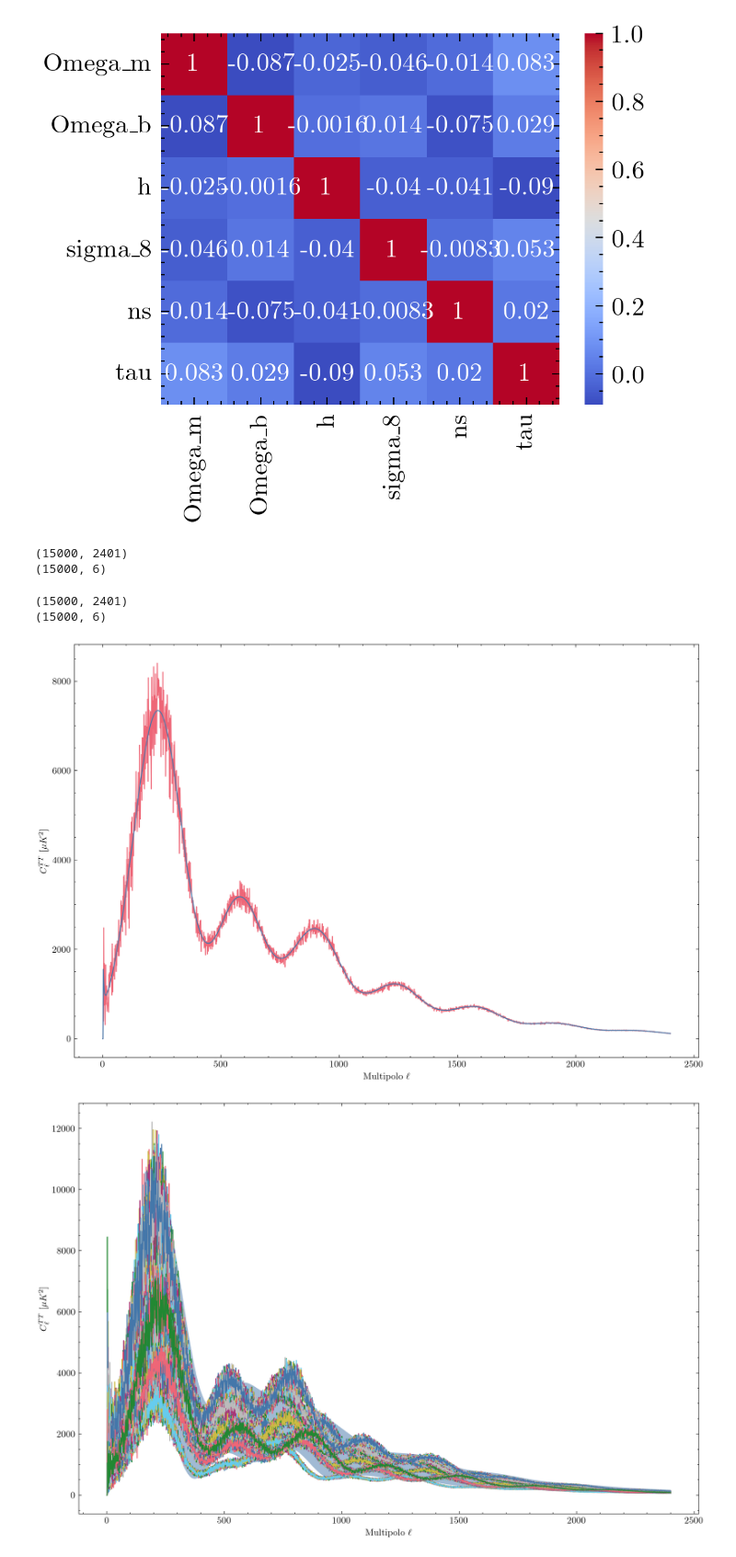
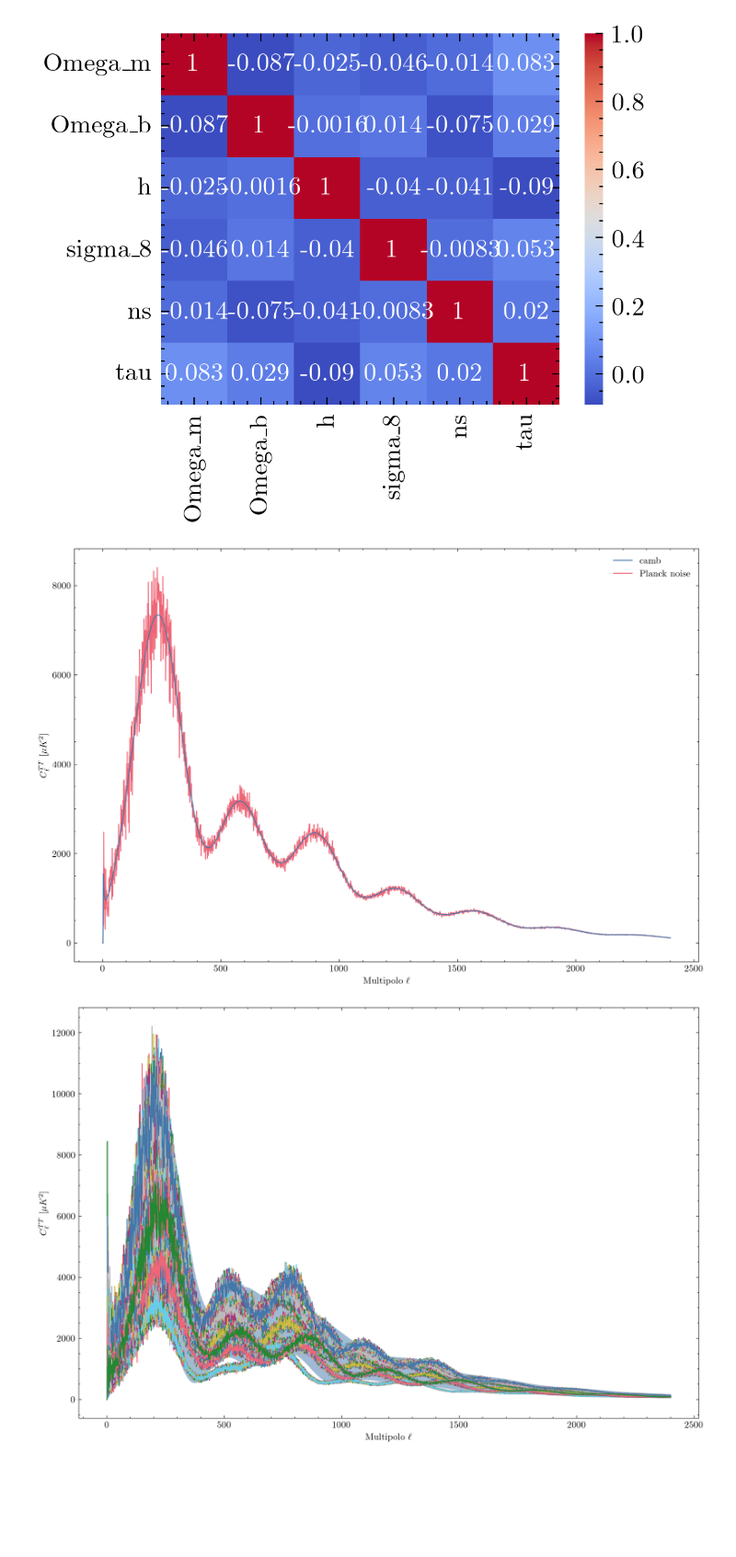
Before and after one commit to julianticucho/cmb-sbi-inference, a Jupyter notebook: data_analysis.ipynb, the cells around one changed output. Shown at 92% size. Drawn from its saved outputs; the diff is of its cells as text; code cells hidden in the pictures; blank space fills up the shorter version.

```diff
--- a/data_analysis.ipynb
+++ b/data_analysis.ipynb
@@ -19,0 +11,10 @@ print(base_params.shape)
+# %%
+from src.simulation.utils import load_data
+
+base_spectra, base_params = load_data("cosmologies")
+realizations_spectra, realizations_params = load_data("realizations")
+noise_spectra, noise_params = load_data("noise")
+
+print(base_spectra.shape, base_params.shape)
+print(realizations_spectra.shape, realizations_params.shape)
+print(noise_spectra.shape, noise_params.shape)
@@ -51,31 +56,14 @@ sns.heatmap(corr_matrix, annot=True, cmap="coolwarm")
 plt.show()
 # %% [output]
 [figure]
-# %%
-realizations_spectra = torch.load("data/raw/realizations_spectra.pt").numpy()
-realizations_params = torch.load("data/raw/realizations_params.pt").numpy()
-
-print(realizations_spectra.shape)
-print(realizations_params.shape)
-# %% [output]
-(15000, 2401)
-(15000, 6)
-# %%
-Cl_sims = torch.load("data/raw/noise_spectra.pt").numpy()
-params = torch.load("data/raw/noise_params.pt").numpy()
-
-print(Cl_sims.shape)
-print(params.shape)
-# %% [output]
-(15000, 2401)
-(15000, 6)
 # %%
 plt.figure(figsize=(12, 8))
-plt.plot(realizations_spectra[0, :], label=f'Generada por camb', zorder=2)
-plt.plot(Cl_sims[0, :], label=f'Con ruido instrumental de Planck', zorder=1)
+plt.plot(realizations_spectra[0, :], label=f'camb', zorder=2)
+plt.plot(noise_spectra[0, :], label=f'Planck noise', zorder=1)
 plt.xlabel('Multipolo $\ell$')
 plt.ylabel('$C_\ell^{TT}$ [$\mu K^2$]')
+plt.legend()
 plt.show()
 # %% [output]
-[figure, old version]
+[figure, new version]
 # %%
```
Also changed, not shown: parts of 5 cells of this notebook, 13 other files.
